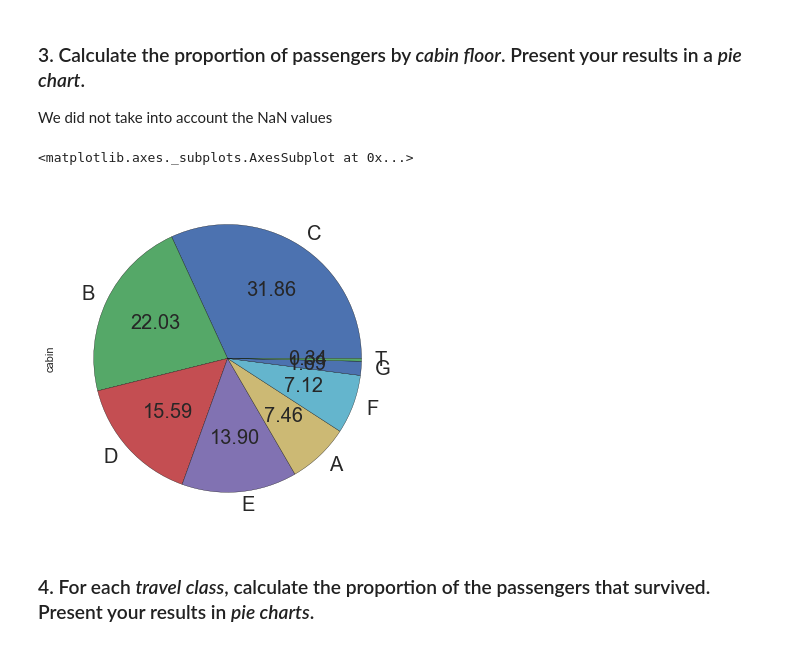
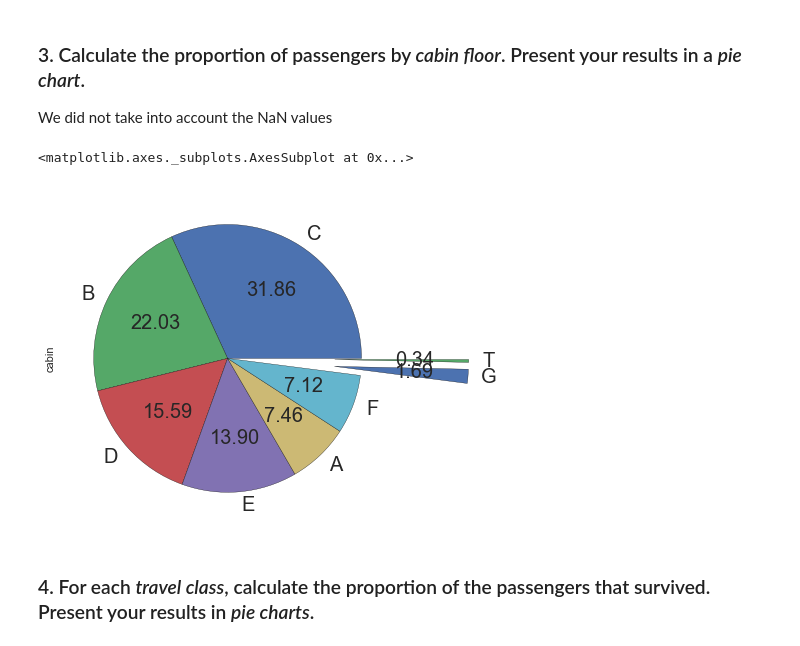
Before and after one commit to adrian-pace/ada-team, a Jupyter notebook: HW1/louis/01 - Pandas and Data Wrangling/Homework 1.ipynb, the cells around one changed output. Drawn from its saved outputs; the diff is of its cells as text; code cells hidden in the pictures.

```diff
--- a/HW1/louis/01 - Pandas and Data Wrangling/Homework 1.ipynb
+++ b/HW1/louis/01 - Pandas and Data Wrangling/Homework 1.ipynb
@@ -4,7 +4,7 @@
  <div class="lev1"><a href="#Task-2.-RNA-Sequences"><span class="toc-item-num">Task 2.&nbsp;&nbsp;</span>RNA Sequences</a></div>
  <div class="lev1"><a href="#Task-3.-Class-War-in-Titanic"><span class="toc-item-num">Task 3.&nbsp;&nbsp;</span>Class War in Titanic</a></div></p>
 # %%
-DATA_FOLDER = "../../Data/" # Use the data folder provided in Tutorial 02 - Intro to Pandas.
+DATA_FOLDER = "..\\..\\Data" # Use the data folder provided in Tutorial 02 - Intro to Pandas.
 # %%
 import pandas as pd
 # %% [markdown]
@@ -492,5 +492,5 @@ All attributes that can take a finite number of values are caterogical, i.e. 'pc
 # %%
-cat_col = ['pclass', 'survived', 'sex', 'sibsp', 'parch', 'embarked', 'boat']
+cat_col = ['pclass', 'survived', 'sex', 'ticket', 'cabin', 'embarked', 'boat']
 for col in cat_col:
     df_titanic[col] = df_titanic[col].astype('category')
 print(df_titanic.dtypes)
@@ -539,11 +539,11 @@ We did not take into account the NaN values
 # %%
 # Fetch only the first letter of all the cabins id which is the floor
 cabins = df_titanic['cabin']
 floors = cabins.str[0]
-floors.value_counts().plot.pie(autopct='%.2f', fontsize=20, figsize=(6, 6))
+floors.value_counts().plot.pie(autopct='%.2f', fontsize=20, figsize=(6, 6), explode = (0, 0, 0, 0, 0, 0, 0.8, 0.8))
 # %% [output]
 <matplotlib.axes._subplots.AxesSubplot at 0x...>
-[figure, old version]
+[figure, new version]
 # %% [markdown]
 ### 4. For each *travel class*, calculate the proportion of the passengers that survived. Present your results in *pie charts*.
 # %%
```
Also changed, not shown: parts of 10 cells of this notebook.
